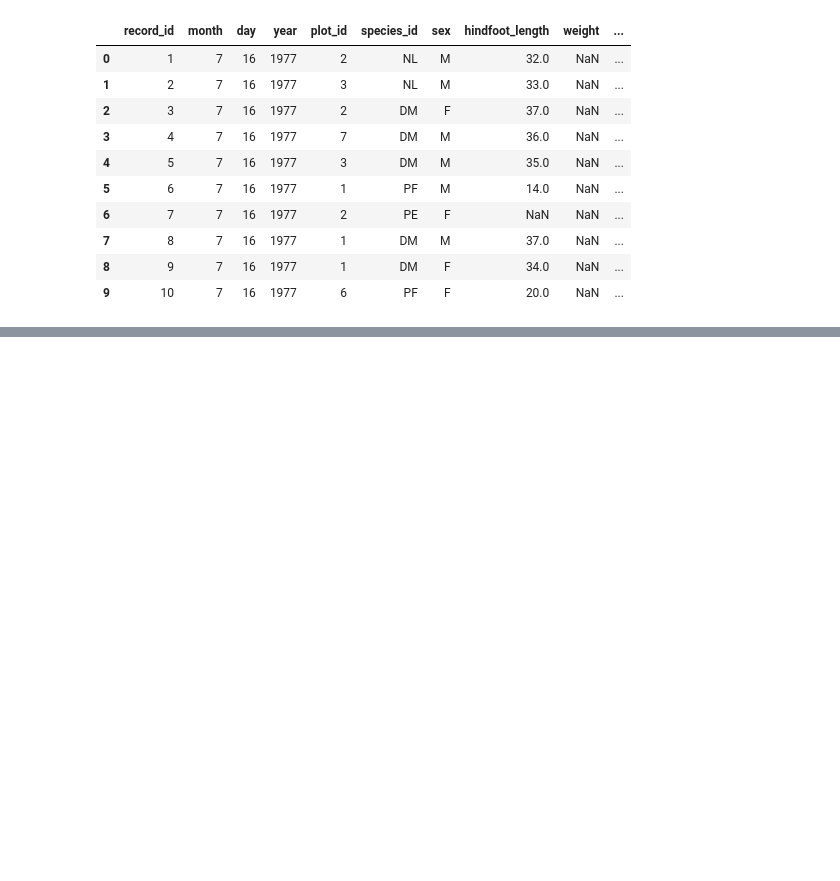
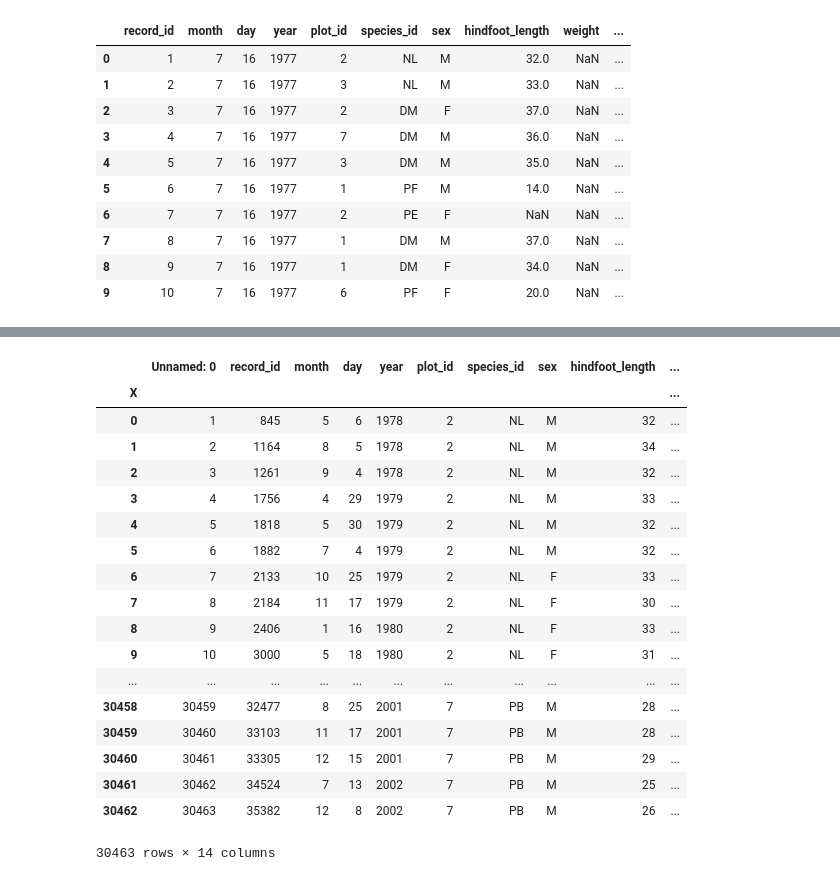
Before and after one commit to tmorrell/carpentry_plotting_demo, a Jupyter notebook: Notebook.ipynb, the cells around one changed output, grey strips where cells are left out. Cells and saved outputs as stored; diff of their text form; code cells hidden in the pictures; blank space fills up the shorter version.

```diff
--- a/Notebook.ipynb
+++ b/Notebook.ipynb
@@ -464,0 +592,24 @@ vertical_stack.to_csv('out.csv')
+# %%
+surveys_complete = pd.read_csv('surveys_complete.csv')
+surveys_complete.index.name= 'X'
+surveys_complete
+# %% [output]
+|  | Unnamed: 0 | record_id | month | day | year | plot_id | species_id | sex | hindfoot_length | ... |
+| X |  |  |  |  |  |  |  |  |  | ... |
+| 0 | 1 | 845 | 5 | 6 | 1978 | 2 | NL | M | 32 | ... |
+| 1 | 2 | 1164 | 8 | 5 | 1978 | 2 | NL | M | 34 | ... |
+| 2 | 3 | 1261 | 9 | 4 | 1978 | 2 | NL | M | 32 | ... |
+| 3 | 4 | 1756 | 4 | 29 | 1979 | 2 | NL | M | 33 | ... |
+| 4 | 5 | 1818 | 5 | 30 | 1979 | 2 | NL | M | 32 | ... |
+| 5 | 6 | 1882 | 7 | 4 | 1979 | 2 | NL | M | 32 | ... |
+| 6 | 7 | 2133 | 10 | 25 | 1979 | 2 | NL | F | 33 | ... |
+| 7 | 8 | 2184 | 11 | 17 | 1979 | 2 | NL | F | 30 | ... |
+| 8 | 9 | 2406 | 1 | 16 | 1980 | 2 | NL | F | 33 | ... |
+| 9 | 10 | 3000 | 5 | 18 | 1980 | 2 | NL | F | 31 | ... |
+| ... | ... | ... | ... | ... | ... | ... | ... | ... | ... | ... |
+| 30458 | 30459 | 32477 | 8 | 25 | 2001 | 7 | PB | M | 28 | ... |
+| 30459 | 30460 | 33103 | 11 | 17 | 2001 | 7 | PB | M | 28 | ... |
+| 30460 | 30461 | 33305 | 12 | 15 | 2001 | 7 | PB | M | 29 | ... |
+| 30461 | 30462 | 34524 | 7 | 13 | 2002 | 7 | PB | M | 25 | ... |
+| 30462 | 30463 | 35382 | 12 | 8 | 2002 | 7 | PB | M | 26 | ... |
+30463 rows × 14 columns
```
Also changed, not shown: parts of 12 cells of this notebook, 3 other files.
